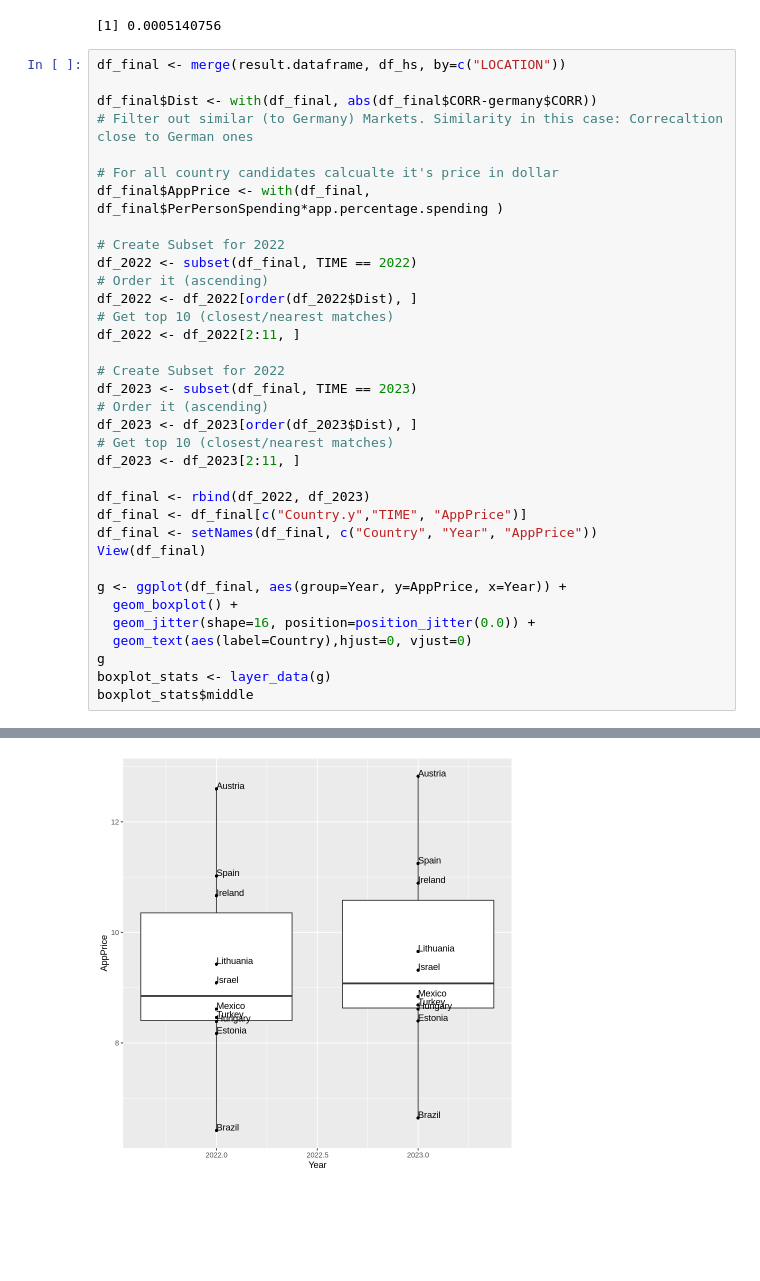
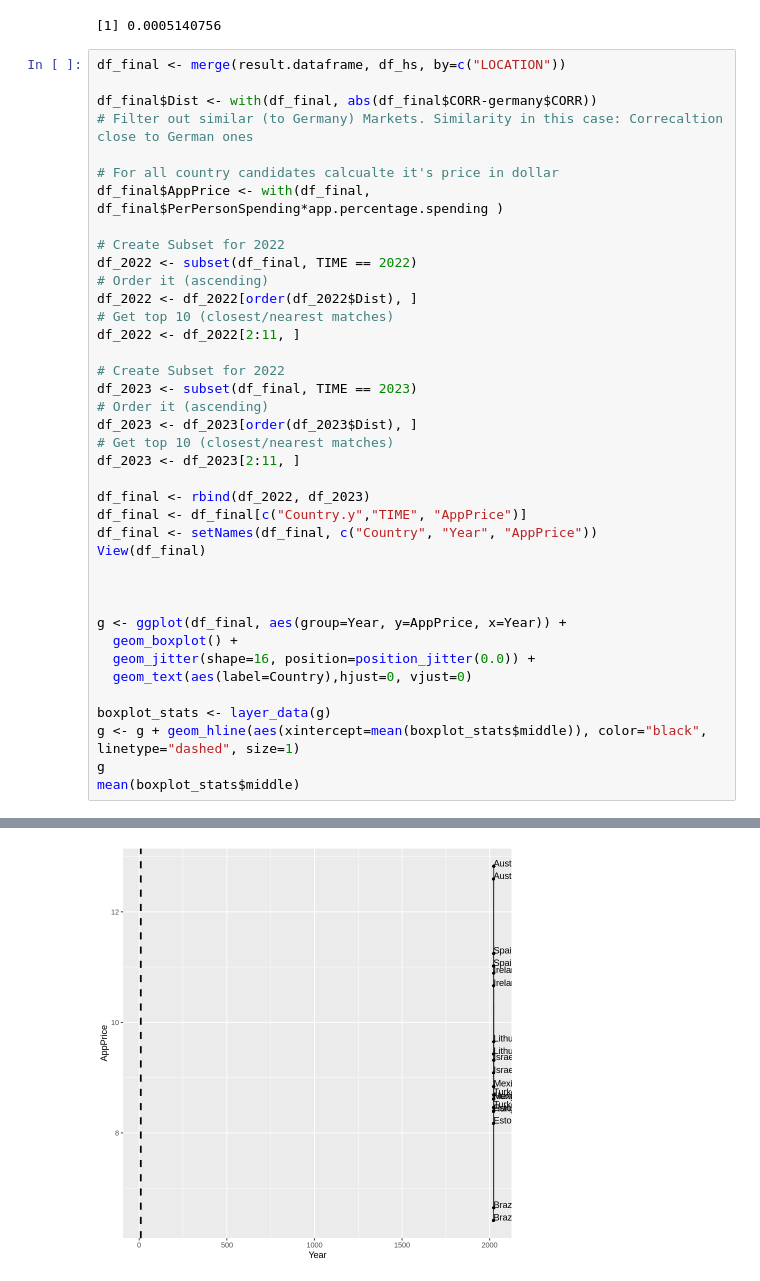
Before and after one commit to patdring/NewAppMarkets, a Jupyter notebook: CS_Fallstudie.ipynb, the cells around one changed output, grey strips where cells are left out. Cells and saved outputs as stored; diff of their text form; blank space fills up the shorter version.

```diff
--- a/CS_Fallstudie.ipynb
+++ b/CS_Fallstudie.ipynb
@@ -481,13 +481,17 @@ df_final <- df_final[c("Country.y","TIME", "AppPrice")]
 df_final <- setNames(df_final, c("Country", "Year", "AppPrice"))
 View(df_final)
 
+
+
 g <- ggplot(df_final, aes(group=Year, y=AppPrice, x=Year)) +
   geom_boxplot() +
   geom_jitter(shape=16, position=position_jitter(0.0)) +
   geom_text(aes(label=Country),hjust=0, vjust=0)
+
+boxplot_stats <- layer_data(g)
+g <- g + geom_hline(aes(xintercept=mean(boxplot_stats$middle)), color="black", linetype="dashed", size=1)
 g
-boxplot_stats <- layer_data(g)
-boxplot_stats$middle
+mean(boxplot_stats$middle)
 # %% [output]
 A data.frame: 20 × 3
 |  | Country | Year | AppPrice |
@@ -512 +516 @@ A data.frame: 20 × 3
-[figure, old version]
+[figure, new version]
```
Also changed, not shown: parts of 3 cells of this notebook.
